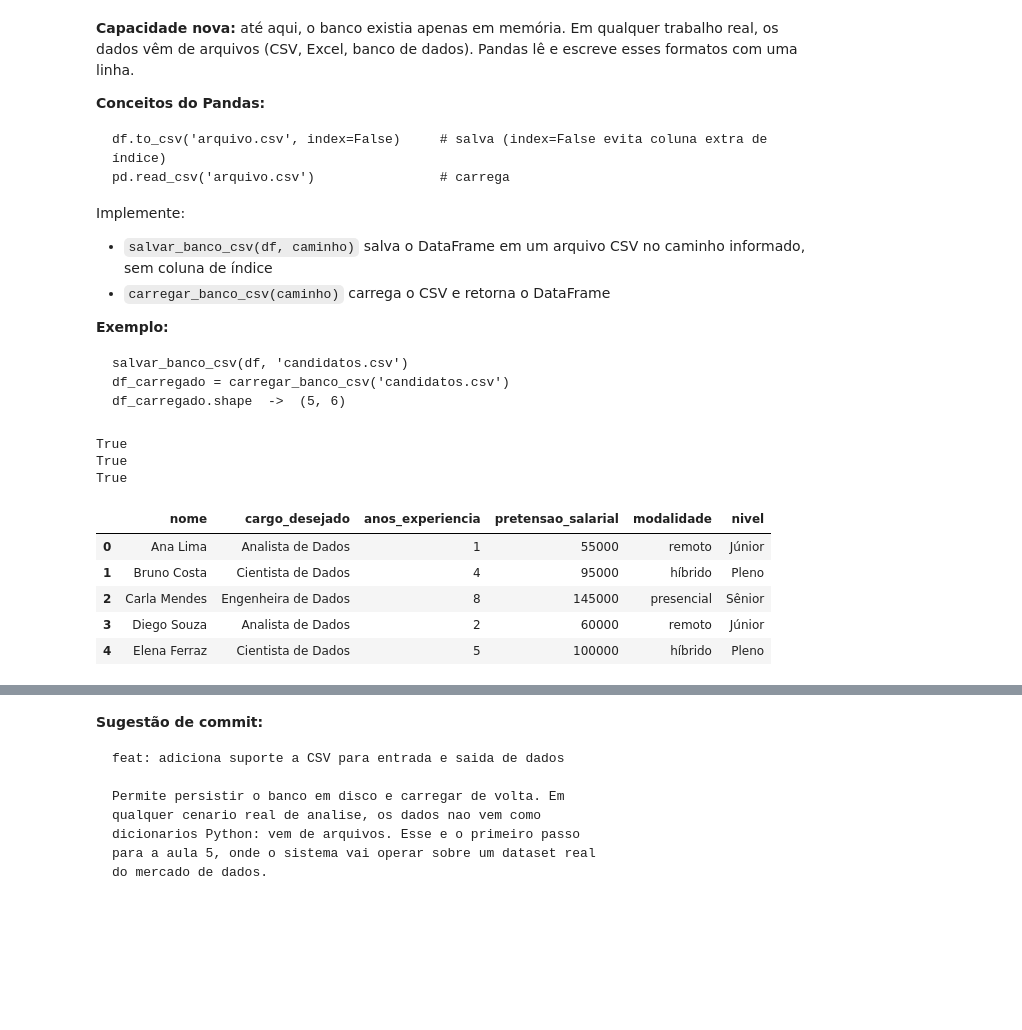
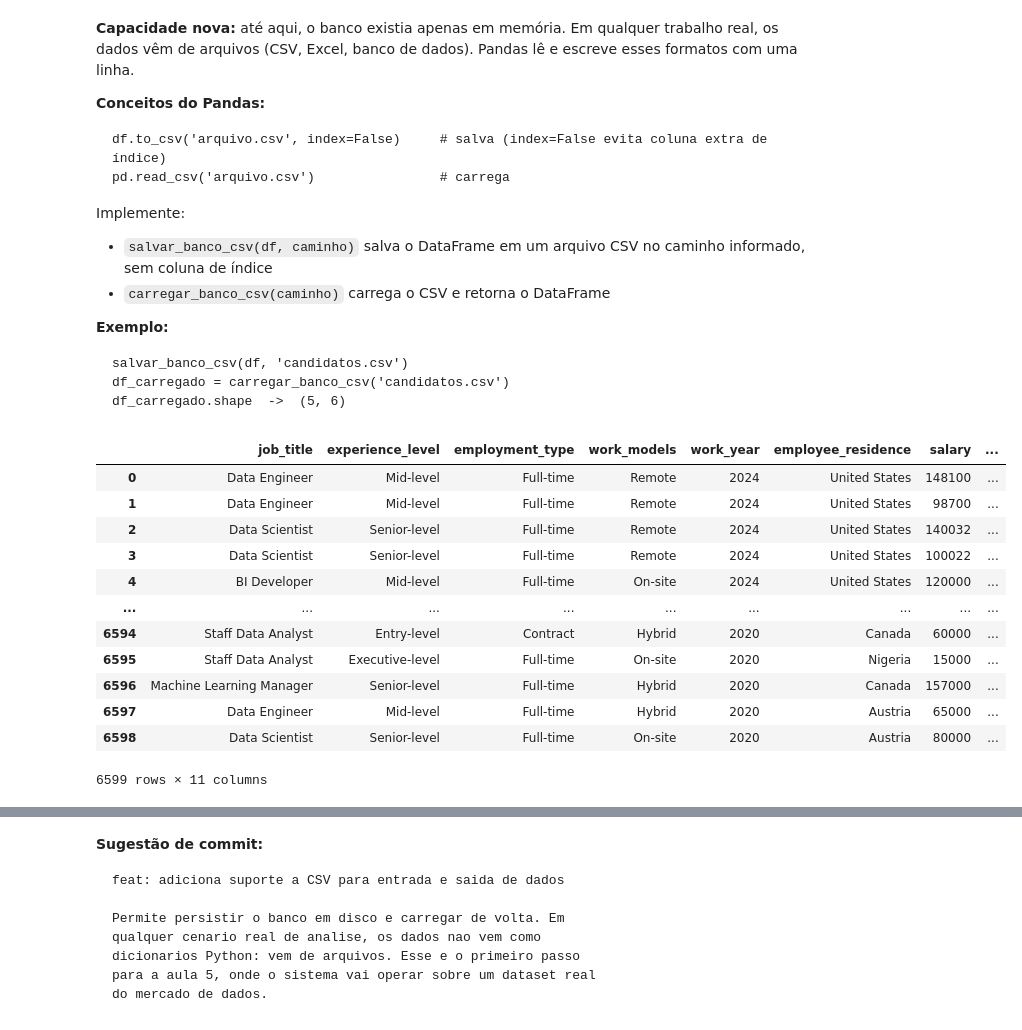
Before and after one commit to pedrojrcruz30-code/ada---projeto---modulo-2, a Jupyter notebook: projeto_pedro.ipynb, the cells around one changed output, grey strips where cells are left out. Drawn from its saved outputs; the diff is of its cells as text; code cells hidden in the pictures; blank space fills up the shorter version.

```diff
--- a/projeto_pedro.ipynb
+++ b/projeto_pedro.ipynb
@@ -541,26 +541,24 @@ def salvar_banco_csv(df, caminho):
 def carregar_banco_csv(caminho):
     # sua solução aqui
     return pd.read_csv(caminho)
-# %%
-# Testes — salva e recarrega
-df = banco_para_dataframe(banco_exemplo)
-
-salvar_banco_csv(df,'candidatos_2.csv')
-df_carregado = carregar_banco_csv('candidatos_2.csv')
-
-print(df_carregado.shape == (5, 6))
-print(df_carregado['nome'].tolist() == df['nome'].tolist())
-print(df_carregado['pretensao_salarial'].sum() == df['pretensao_salarial'].sum())
-
-# Inspecione
-df_carregado
-# %% [output]
-True
-True
-True
-|  | nome | cargo_desejado | anos_experiencia | pretensao_salarial | modalidade | nivel |
-| 0 | Ana Lima | Analista de Dados | 1 | 55000 | remoto | Júnior |
-| 1 | Bruno Costa | Cientista de Dados | 4 | 95000 | híbrido | Pleno |
-| 2 | Carla Mendes | Engenheira de Dados | 8 | 145000 | presencial | Sênior |
-| 3 | Diego Souza | Analista de Dados | 2 | 60000 | remoto | Júnior |
-| 4 | Elena Ferraz | Cientista de Dados | 5 | 100000 | híbrido | Pleno |
+# %%
+import pandas as pd
+import numpy as np
+
+df = pd.read_csv('data_science_salaries.csv')
+
+display(df)
+# %% [output]
+|  | job_title | experience_level | employment_type | work_models | work_year | employee_residence | salary | ... |
+| 0 | Data Engineer | Mid-level | Full-time | Remote | 2024 | United States | 148100 | ... |
+| 1 | Data Engineer | Mid-level | Full-time | Remote | 2024 | United States | 98700 | ... |
+| 2 | Data Scientist | Senior-level | Full-time | Remote | 2024 | United States | 140032 | ... |
+| 3 | Data Scientist | Senior-level | Full-time | Remote | 2024 | United States | 100022 | ... |
+| 4 | BI Developer | Mid-level | Full-time | On-site | 2024 | United States | 120000 | ... |
+| ... | ... | ... | ... | ... | ... | ... | ... | ... |
+| 6594 | Staff Data Analyst | Entry-level | Contract | Hybrid | 2020 | Canada | 60000 | ... |
+| 6595 | Staff Data Analyst | Executive-level | Full-time | On-site | 2020 | Nigeria | 15000 | ... |
+| 6596 | Machine Learning Manager | Senior-level | Full-time | Hybrid | 2020 | Canada | 157000 | ... |
+| 6597 | Data Engineer | Mid-level | Full-time | Hybrid | 2020 | Austria | 65000 | ... |
+| 6598 | Data Scientist | Senior-level | Full-time | On-site | 2020 | Austria | 80000 | ... |
+6599 rows × 11 columns
```
Also changed, not shown: parts of 7 cells of this notebook.
